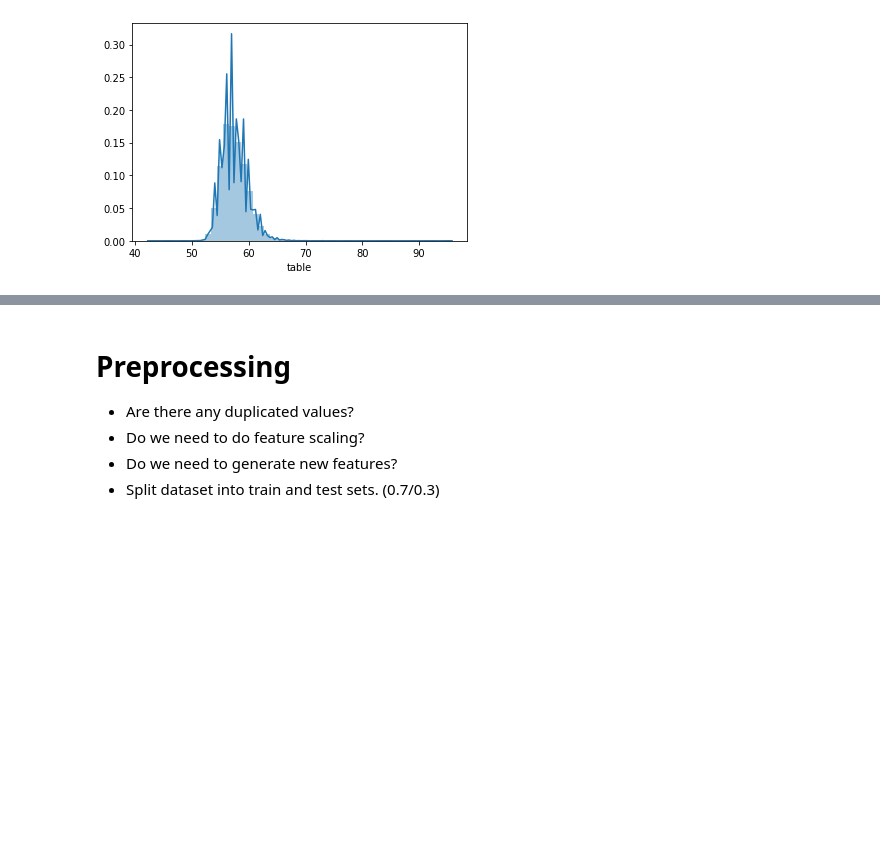
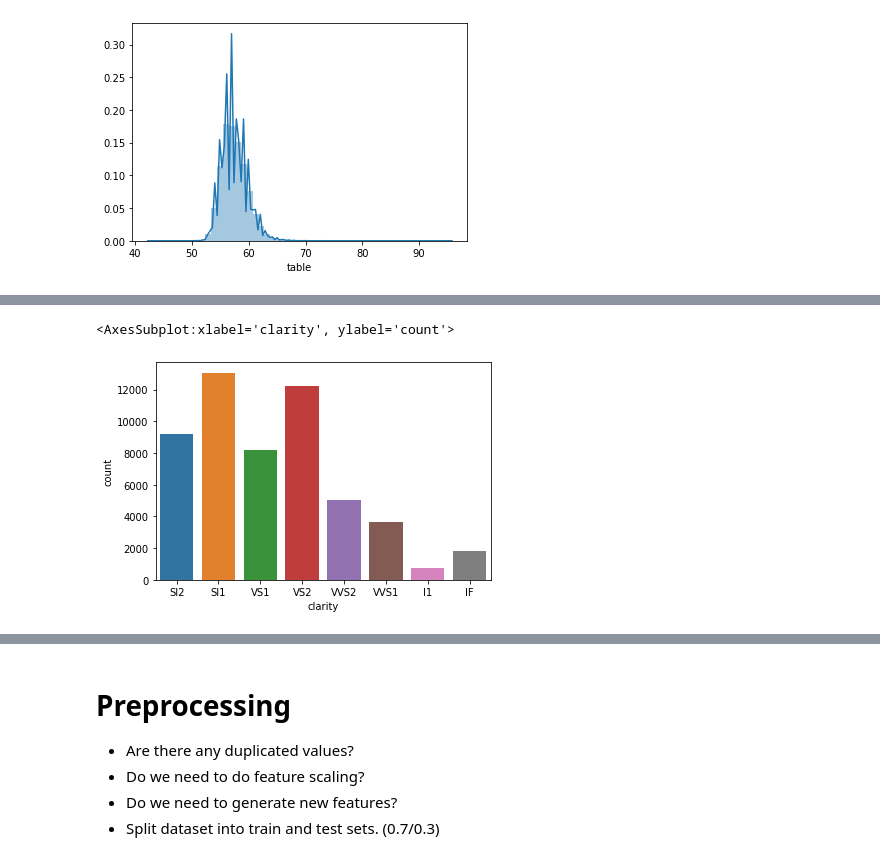
Before and after one commit to batikanor/GlobalAIHubMachineLearningCourse, a Jupyter notebook: Final Project/Final Project.ipynb, the cells around one changed output, grey strips where cells are left out. Saved outputs shown, nothing was run; the diff lists cells and outputs as text; code cells hidden in the pictures; blank space fills up the shorter version.

```diff
--- a/Final Project/Final Project.ipynb
+++ b/Final Project/Final Project.ipynb
@@ -163,0 +188,5 @@ df = df.drop(['index'], axis = 1)
+# %%
+sns.countplot(x="clarity", data=df)
+# %% [output]
+<AxesSubplot:xlabel='clarity', ylabel='count'>
+[figure, added]
```
Also changed, not shown: parts of 14 cells of this notebook.
